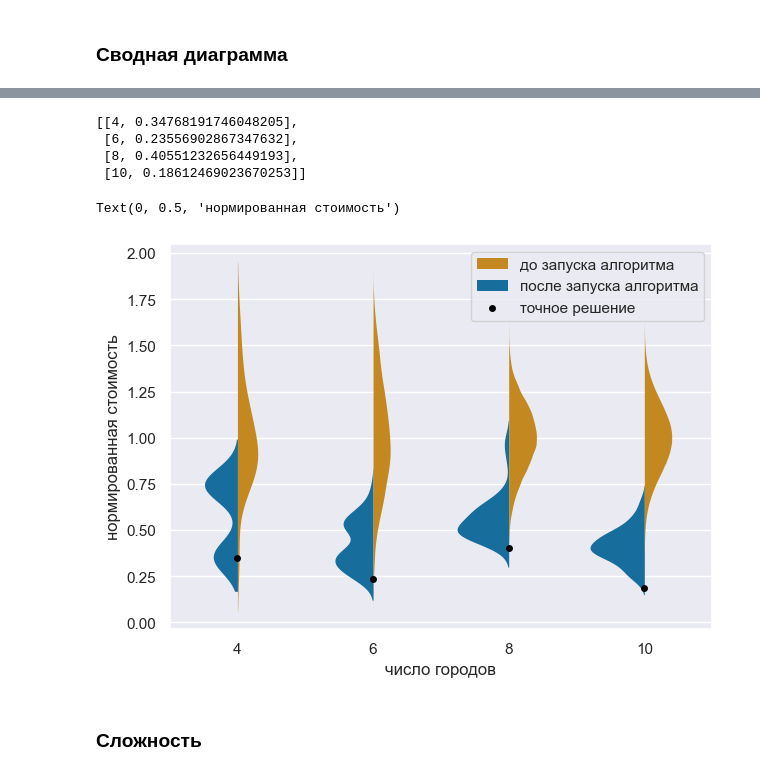
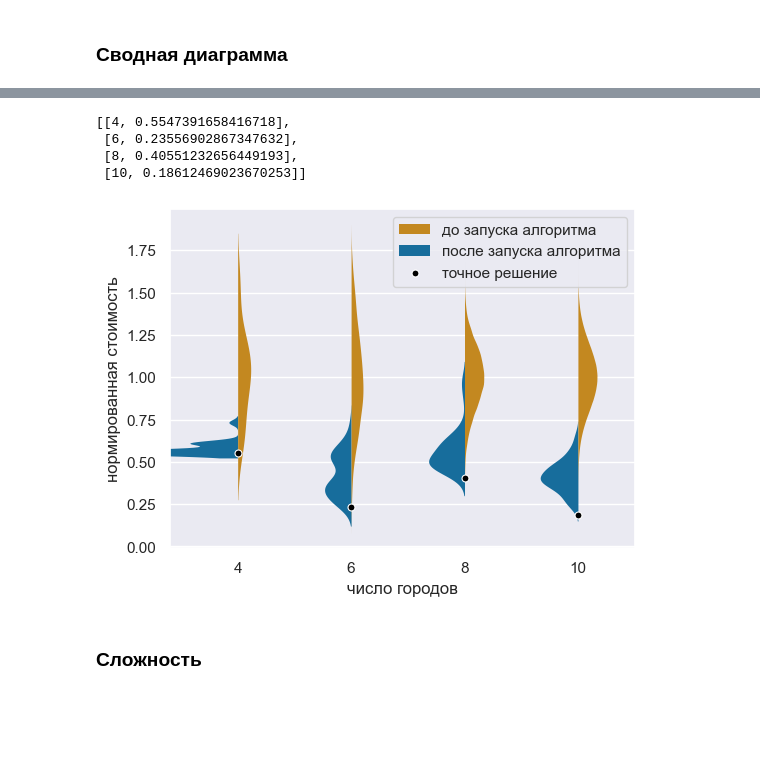
Before and after one commit to Batmaev/qua, a Jupyter notebook: Calculations/Circuit copy 2.ipynb, the cells around one changed output, grey strips where cells are left out. Saved outputs shown, nothing was run; the diff lists cells and outputs as text; code cells hidden in the pictures; blank space fills up the shorter version.

```diff
--- a/Calculations/Circuit copy 2.ipynb
+++ b/Calculations/Circuit copy 2.ipynb
@@ -920,8 +1046,8 @@ sns.kdeplot(a10_tol['cost'] / anal10['answers_table']['cost'].mean())
 # %% [markdown]
 ### Сводная диаграмма
 # %%
-f4_ = f4[['cost', 'nfev']].copy()
-f4_['cost'] /= anal4['answers_table']['cost'].mean()
+f4_ = a4a_tol[['cost', 'nfev']].copy()
+f4_['cost'] /= anal4_2['answers_table']['cost'].mean()
 
 f6_ = a6_tol[['cost', 'nfev']].copy()
 f6_['cost'] /= anal6['answers_table']['cost'].mean()
@@ -952,5 +1078,5 @@ f_all
 # %%
-anal4_ = anal4['answers_table'] / anal4['answers_table']['cost'].mean()
+anal4_2_ = anal4_2['answers_table'] / anal4_2['answers_table']['cost'].mean()
 
 anal6_ = anal6['answers_table'] / anal6['answers_table']['cost'].mean()
 
@@ -958,19 +1084,19 @@ anal8_ = anal8['answers_table'] / anal8['answers_table']['cost'].mean()
 
 anal10_ = anal10['answers_table'] / anal10['answers_table']['cost'].mean()
 # %%
-anal_all = pd.concat([anal4_, anal6_, anal8_, anal10_], keys = [4, 6, 8, 10], names = ["n_towns"])
+anal_all = pd.concat([anal4_2_, anal6_, anal8_, anal10_], keys = [4, 6, 8, 10], names = ["n_towns"])
 # %%
 all_all = pd.concat([f_all, anal_all], keys = ["anal", "f"], names = ["_"])
 # %%
 normalized_best_costs = [
-    [4, anal4['answers_table']['cost'][anal4['opt_perm_number']] / anal4['answers_table']['cost'].mean()],
+    [4, anal4_2['answers_table']['cost'][anal4_2['opt_perm_number']] / anal4_2['answers_table']['cost'].mean()],
     [6, anal6['answers_table']['cost'][anal6['opt_perm_number']] / anal6['answers_table']['cost'].mean()],
     [8, anal8['answers_table']['cost'][anal8['opt_perm_number']] / anal8['answers_table']['cost'].mean()],
     [10, anal10['answers_table']['cost'][anal10['opt_perm_number']] / anal10['answers_table']['cost'].mean()]
 ]
 normalized_best_costs
 # %% [output]
-[[4, 0.34768191746048205],
+[[4, 0.5547391658416718],
  [6, 0.23556902867347632],
  [8, 0.40551232656449193],
  [10, 0.18612469023670253]]
@@ -979,24 +1105,25 @@ true_sols = pd.DataFrame(normalized_best_costs, columns = ["n_towns", "normalize
 # %%
 plt.figure(figsize = (6, 4.4), dpi = 100)
 sns.violinplot(data = all_all.reset_index(),
                x = 'n_towns', y = 'cost',
                hue = "_",
                split = True,
                linewidth = 0,
                #bw = 0.25,
                scale_hue = False,
-               #scale = "width"
+               #scale = "width",
+               width = 3
         )
 sns.stripplot(data = true_sols, x = 'n_towns', y = 'normalized_cost', color = 'black', jitter = False, label = 'точное решение', linewidth = 0.8, edgecolor = 'white')
 ax = plt.gca()
 handles, labels = ax.get_legend_handles_labels()
 ax.legend(handles = [handles[1], handles[0], handles[2]], labels = ["до запуска алгоритма", "после запуска алгоритма", "точное решение"])
 ax.set_xlabel("число городов")
 ax.set_ylabel("нормированная стоимость")
-plt.savefig("./violins.pdf", dpi = 300, bbox_inches = "tight")
+plt.xlim(-0.6, 3.5)
+plt.savefig("./violin.pdf", dpi = 300, bbox_inches = "tight")
 # %% [output]
-Text(0, 0.5, 'нормированная стоимость')
-[figure, old version]
+[figure, new version]
 # %% [markdown]
 ### Сложность
 # %%
```
Also changed, not shown: parts of 24 cells of this notebook, 17 other files.
